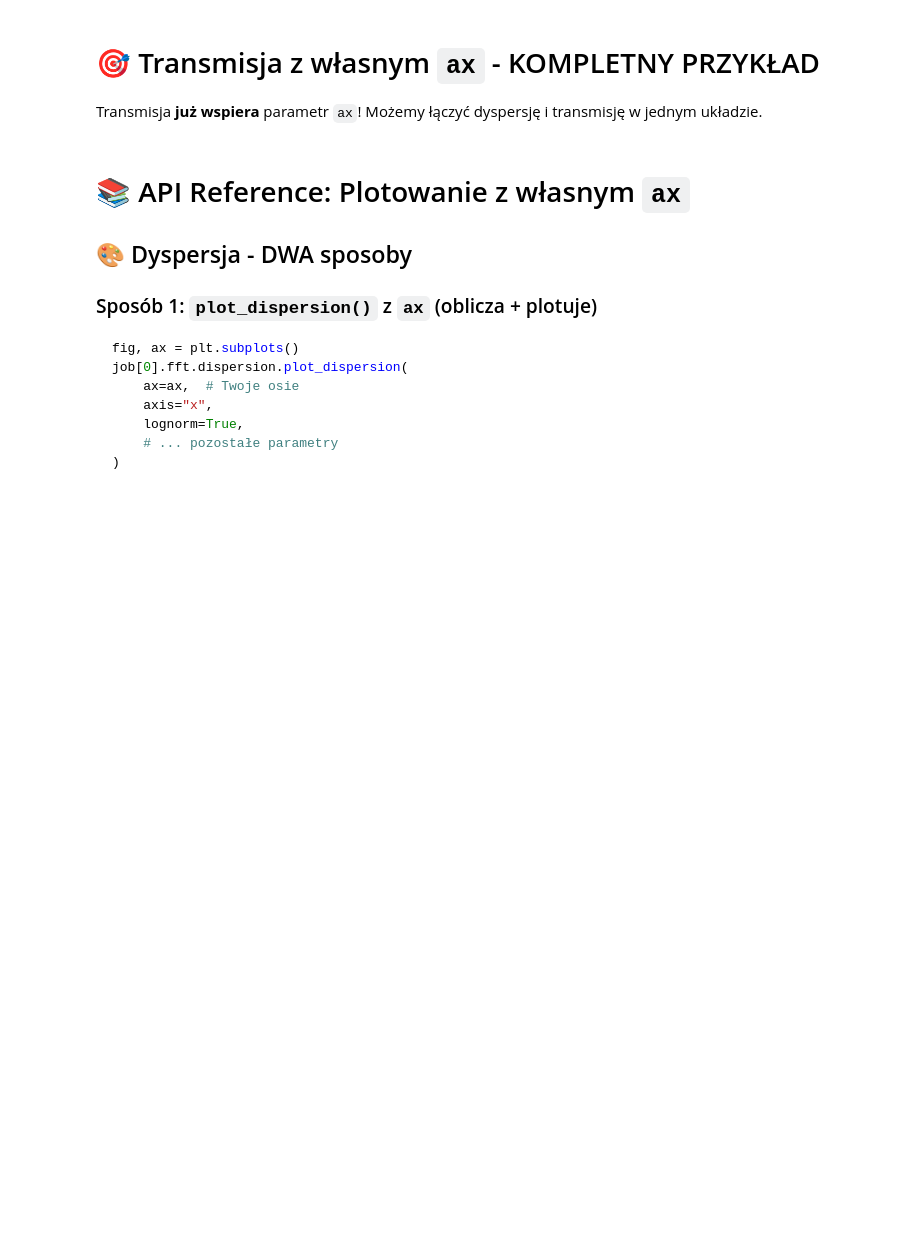
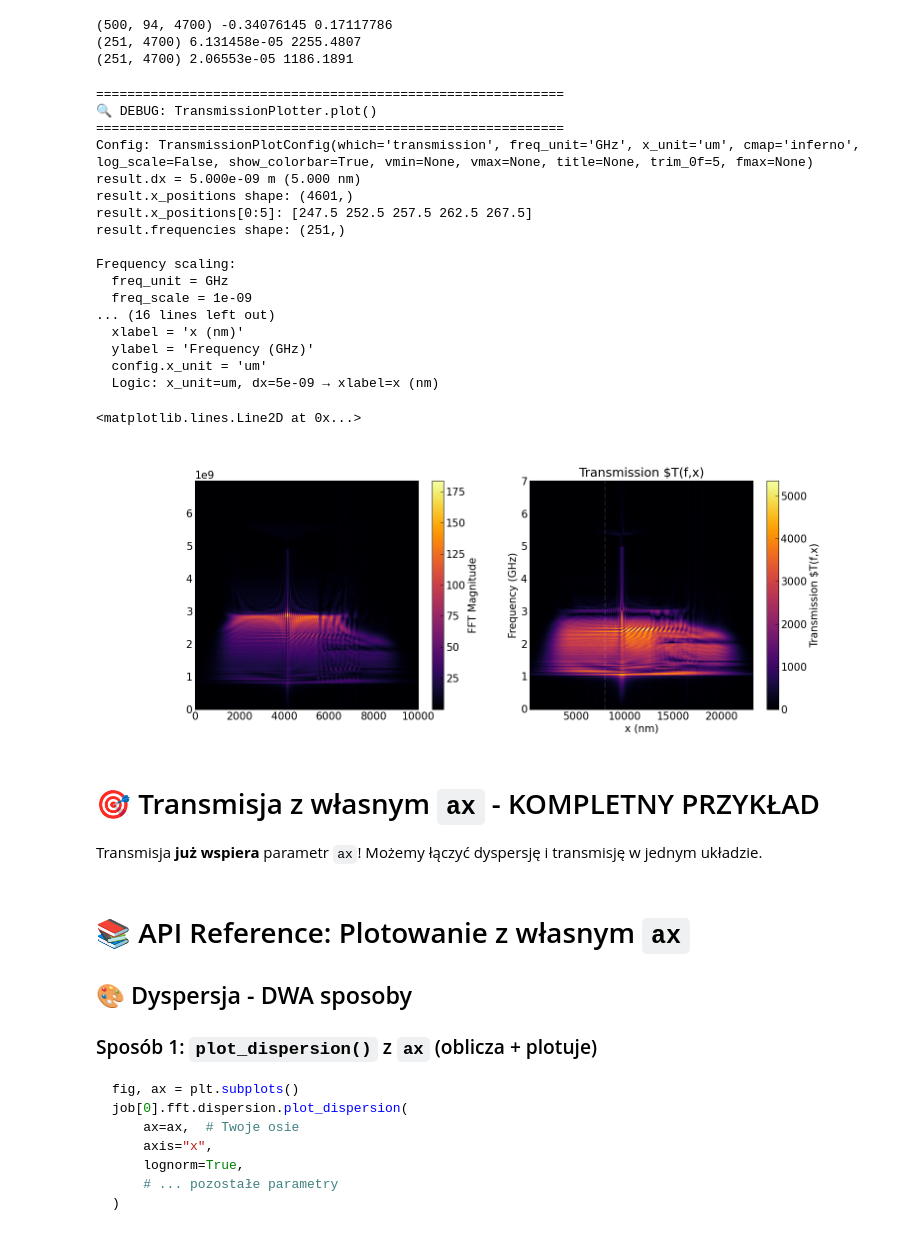
Before and after one commit to MateuszZelent/mmpp, a Jupyter notebook: mmpp/fft/transmission/Untitled-1.ipynb, the cells around one changed output. Drawn from its saved outputs; the diff is of its cells as text; code cells hidden in the pictures; blank space fills up the shorter version.

```diff
--- a/mmpp/fft/transmission/Untitled-1.ipynb
+++ b/mmpp/fft/transmission/Untitled-1.ipynb
@@ -158,0 +467,5 @@ plt.tight_layout()
+# %%
+job = mmpp.MMPP("/zfn2/mannga/jobs/mateuszz/transmission/v13_olek_long.zarr",debug=True)
+job[0].p
+
+dane = job[0].mlayer[:,-1,:,:,2].numpy()
@@ -158,0 +536,70 @@ plt.tight_layout()
+# %%
+dane2 = dane[:500,...]#-dane[:500,...].mean(axis=0)
+
+# dane2 = dane2 - dane2[0, ...]
+print(dane2.shape, dane2.min(), dane2.max())
+
+#metoda 1
+fft = np.fft.rfft(dane2,axis=0)
+fft = np.sum(np.abs(fft),axis=1)
+print(fft.shape,np.abs(fft).min() ,np.abs(fft).max())
+
+#metoda 2
+
+fft = np.fft.rfft(np.sum(dane2,axis=1),axis=0)
+print(fft.shape,np.abs(fft).min() ,np.abs(fft).max())
+# %% [output]
+(500, 94, 4700) -0.34076145 0.17117786
+(251, 4700) 6.131458e-05 2255.4807
+(251, 4700) 2.06553e-05 1186.1891
+# %%
+fig, (ax_left, ax_right) = plt.subplots(1, 2, figsize=(16, 6), dpi=100)  # 🔑 sharey=True!
+
+
+result_raw.plot_transmission(
+    ax=ax_right,
+    debug=True,
+    plot_config={
+        "freq_unit": "GHz",
+        "x_unit": "um",
+        "trim_0f":5,  # 🔑 Usuń 5 najniższych punktów częstotliwości!
+        # "vmax": 1000,
+        # "fmax": 5.75,
+        "cmap": "inferno",
+    }
+)
+
+
+im = ax_left.imshow(np.sqrt(np.real(fft[10:])**2 + np.imag(fft[10:])**2) ,aspect='auto',extent=[0,10000,0,freqs.max()],cmap='inferno')
+plt.colorbar(im, ax=ax_left, label='FFT Magnitude')
+horizontal_lines = [1.32e9, 2.21e9]  # GHz
+
+for freq in horizontal_lines:
+    # Linia na lewym wykresie (dispersion)
+    plt.axhline(y=freq, color='white', linestyle='--', linewidth=2, alpha=0.1, zorder=10)
+
+    # Linia na prawym wykresie (transmission)
+    plt.axhline(y=freq, color='white', linestyle='--', linewidth=2, alpha=0.1, zorder=10)
+
+x=-2000
+plt.axvline(10000+x, color='white', linestyle='--', linewidth=2, alpha=0.1, zorder=1)
+# %% [output]
+============================================================
+🔍 DEBUG: TransmissionPlotter.plot()
+============================================================
+Config: TransmissionPlotConfig(which='transmission', freq_unit='GHz', x_unit='um', cmap='inferno', log_scale=False, show_colorbar=True, vmin=None, vmax=None, title=None, trim_0f=5, fmax=None)
+result.dx = 5.000e-09 m (5.000 nm)
+result.x_positions shape: (4601,)
+result.x_positions[0:5]: [247.5 252.5 257.5 262.5 267.5]
+result.frequencies shape: (251,)
+
+Frequency scaling:
+  freq_unit = GHz
+  freq_scale = 1e-09
+... (16 lines left out)
+  xlabel = 'x (nm)'
+  ylabel = 'Frequency (GHz)'
+  config.x_unit = 'um'
+  Logic: x_unit=um, dx=5e-09 → xlabel=x (nm)
+<matplotlib.lines.Line2D at 0x...>
+[figure, added]
```
Also changed, not shown: parts of 73 cells of this notebook, 12 other files.
